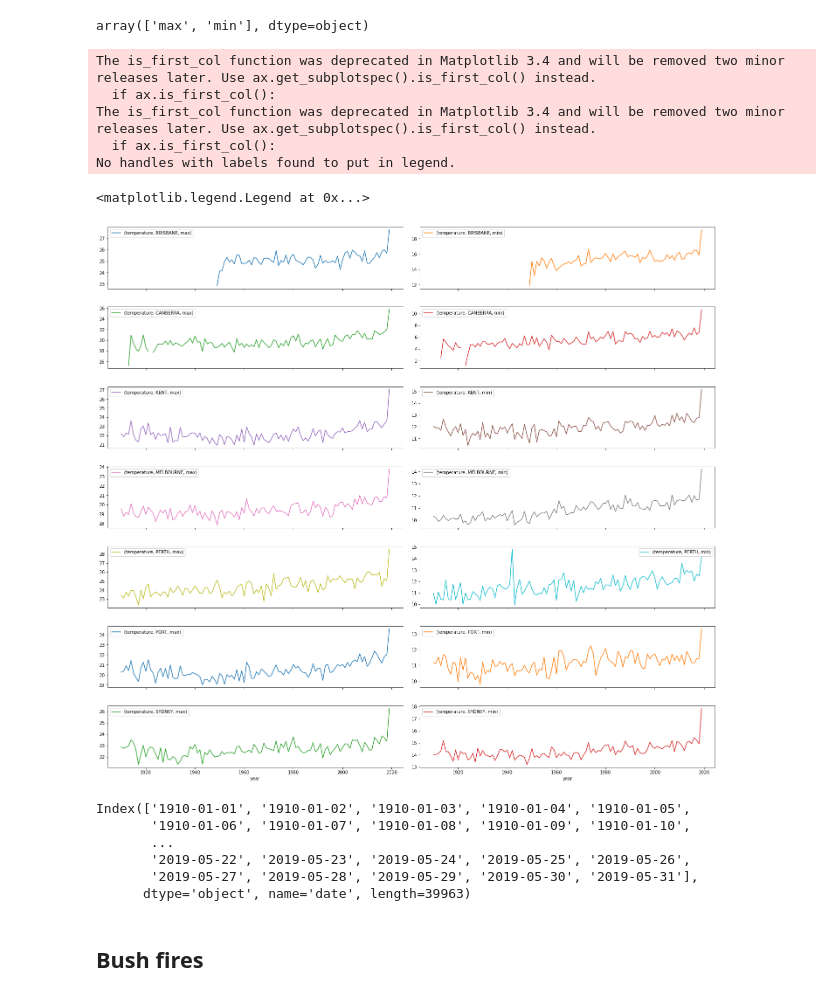
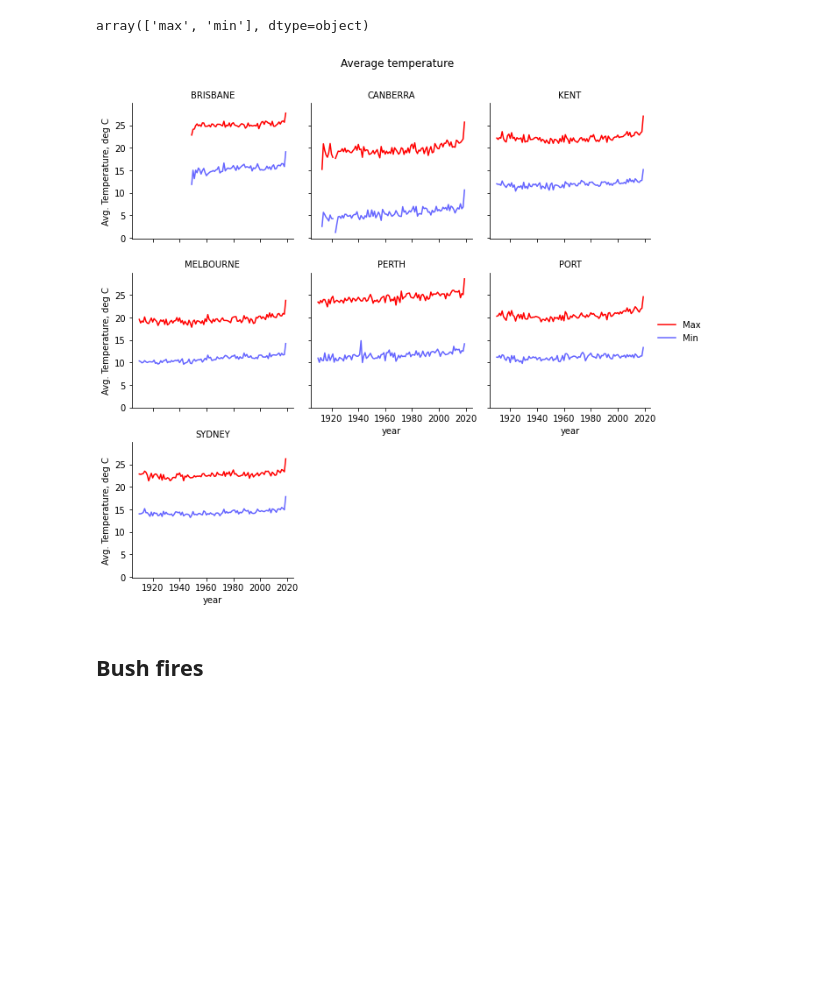
Before and after one commit to sanjivch/TidyTuesday, a Jupyter notebook: Tidy_Tuesday_2020_01_07_Australia_Fires.ipynb, the cells around one changed output. Saved outputs shown, nothing was run; the diff lists cells and outputs as text; code cells hidden in the pictures; blank space fills up the shorter version.

```diff
--- a/Tidy_Tuesday_2020_01_07_Australia_Fires.ipynb
+++ b/Tidy_Tuesday_2020_01_07_Australia_Fires.ipynb
@@ -53,30 +144,42 @@ temperature['temp_type'].unique()
 array(['max', 'min'], dtype=object)
 # %%
 temperature['year'] = pd.to_datetime(temperature['date']).dt.year
-# %%
-temperature_pivot = temperature.pivot_table(index='date', columns=['city_name','temp_type'], values=['temperature'], aggfunc='mean')
-temperature_pivot['year'] = pd.DatetimeIndex(temperature_pivot.index).year
-temperature_pivot_grouped = temperature_pivot.groupby(by='year').mean()
-temperature_pivot_grouped.plot(kind='line', subplots=True, rot=0, figsize=(20, 20), layout=(8,2))
-plt.tight_layout()
-plt.legend(loc='upper left')
-# %% [output]
-The is_first_col function was deprecated in Matplotlib 3.4 and will be removed two minor releases later. Use ax.get_subplotspec().is_first_col() instead.
-  if ax.is_first_col():
-The is_first_col function was deprecated in Matplotlib 3.4 and will be removed two minor releases later. Use ax.get_subplotspec().is_first_col() instead.
-  if ax.is_first_col():
-No handles with labels found to put in legend.
-<matplotlib.legend.Legend at 0x...>
-[figure, removed]
-# %%
-temperature_pivot.index
-# %% [output]
-Index(['1910-01-01', '1910-01-02', '1910-01-03', '1910-01-04', '1910-01-05',
-       '1910-01-06', '1910-01-07', '1910-01-08', '1910-01-09', '1910-01-10',
-       ...
-       '2019-05-22', '2019-05-23', '2019-05-24', '2019-05-25', '2019-05-26',
-       '2019-05-27', '2019-05-28', '2019-05-29', '2019-05-30', '2019-05-31'],
-      dtype='object', name='date', length=39963)
+# %%
+temperature_merged = pd.merge(temperature_max, temperature_min, on=['city_name','date', 'site_name'], suffixes=('_max', '_min'))
+
+temperature_merged.drop(['temp_type_max', 'temp_type_min'], axis=1, inplace=True)
+
+temperature_merged['year']= pd.to_datetime(temperature_merged['date']).dt.year
+# %%
+temperature_merged_group = temperature_merged.groupby(by=['city_name','year']).mean()
+
+temperature_merged_group.reset_index(inplace=True)
+
+temperature_merged_group['city_name'].value_counts()
+# %%
+# Create a grid : initialize it
+g = sns.FacetGrid(temperature_merged_group, col='city_name', col_wrap=3, )
+
+# Max temp
+g = g.map(plt.plot, 'year', 'temperature_max', color='red', label='Max')
+
+# Min temp
+g = g.map(plt.plot, 'year', 'temperature_min', color='blue', alpha=0.6, label='Min')
+
+# Control the title of each facet
+g = g.set_titles("{col_name}")
+
+g = g.set_ylabels("Avg. Temperature, deg C")
+g = g.add_legend()
+
+# Add a title for the whole plot
+plt.subplots_adjust(top=0.9)
+g = g.fig.suptitle('Average temperature')
+#plt.legend(loc='best')
+# Show the graph
+plt.show()
+# %% [output]
+[figure, added]
 # %% [markdown]
 ## Bush fires
 # %%
```
Also changed, not shown: parts of 7 cells of this notebook.
